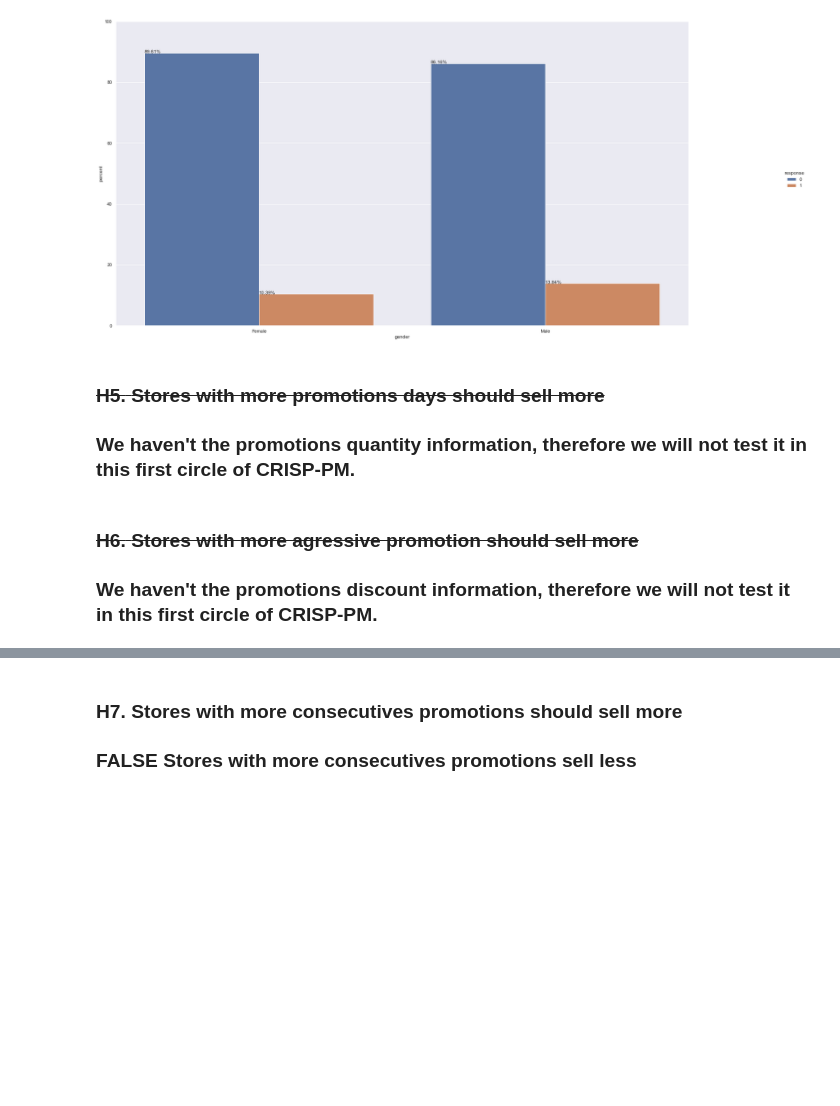
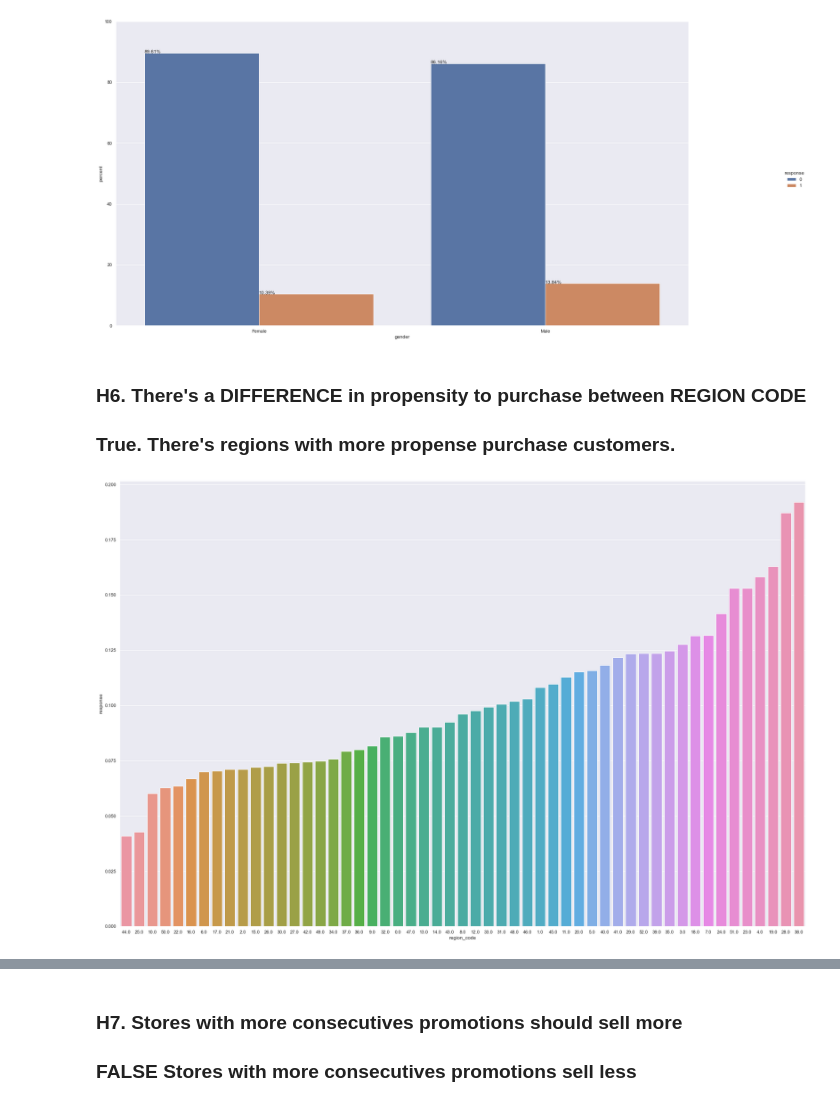
Before and after one commit to ViniciusKos/insurance_cross, a Jupyter notebook: forecast_sales.ipynb, the cells around one changed output, grey strips where cells are left out. Cells and saved outputs as stored; diff of their text form; code cells hidden in the pictures; blank space fills up the shorter version.

```diff
--- a/forecast_sales.ipynb
+++ b/forecast_sales.ipynb
@@ -418,9 +418,6 @@ fig.set_size_inches(20.5, 12.5)
 ### **H5.** There's a difference in propensity to purchase between customers GENDERS.
 ### **True** MALE customers are slighly more likely to buy vehicle insurance.
 # %%
-sns.set(rc={'figure.figsize':(10,8)})
-
-
 aux = df4.groupby('gender')['response'].value_counts(normalize=True)
 aux = aux.mul(100)
 aux = aux.rename('percent').reset_index()
@@ -437,9 +434,13 @@ for p in g.ax.patches:
     fig.set_size_inches(27.5, 12.5)
 # %% [output]
 [figure]
-# %% [markdown]
-### <s>**H5.** Stores with more promotions days should sell more </s>
-### We haven't the promotions quantity information, therefore we will not test it in this first circle of CRISP-PM.
-# %% [markdown]
-### <s>**H6.** Stores with more agressive promotion should sell more </s>
-### We haven't the promotions discount information, therefore we will not test it in this first circle of CRISP-PM.
+# %% [markdown]
+### H6. There's a DIFFERENCE in propensity to purchase between REGION CODE
+### True. There's regions with more propense purchase customers.
+# %%
+aux1 = df4[['region_code', 'response']].groupby( 'region_code' ).mean().reset_index().sort_values('response')
+aux1['region_code']=aux1['region_code'].astype(str)
+
+sns.barplot( x='region_code', y='response' ,data=aux1);
+# %% [output]
+[figure, added]
```
Also changed, not shown: parts of 2 cells of this notebook.
